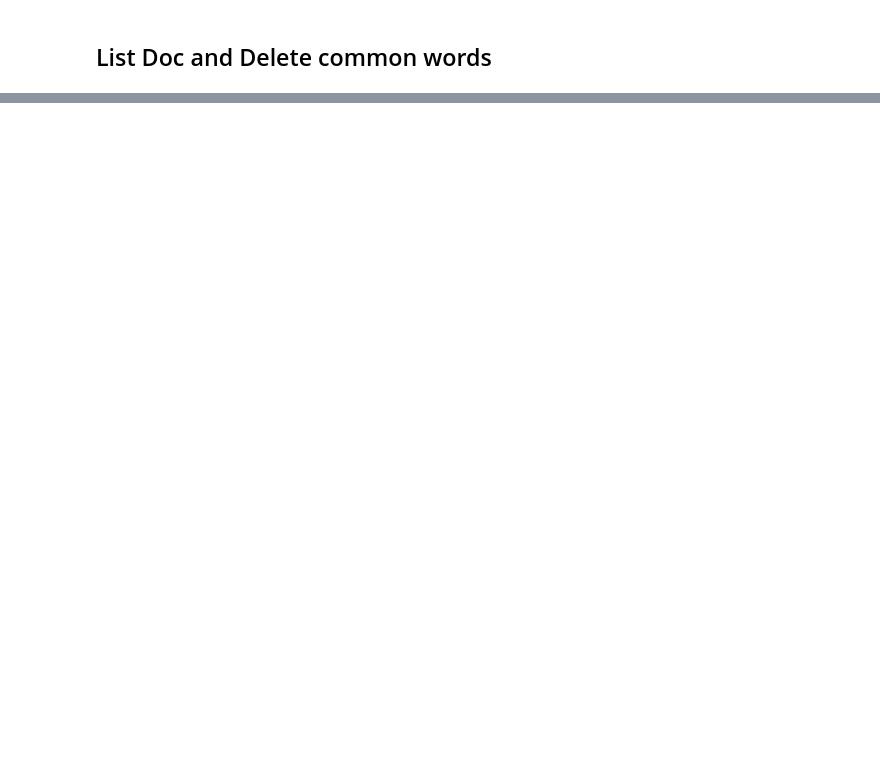
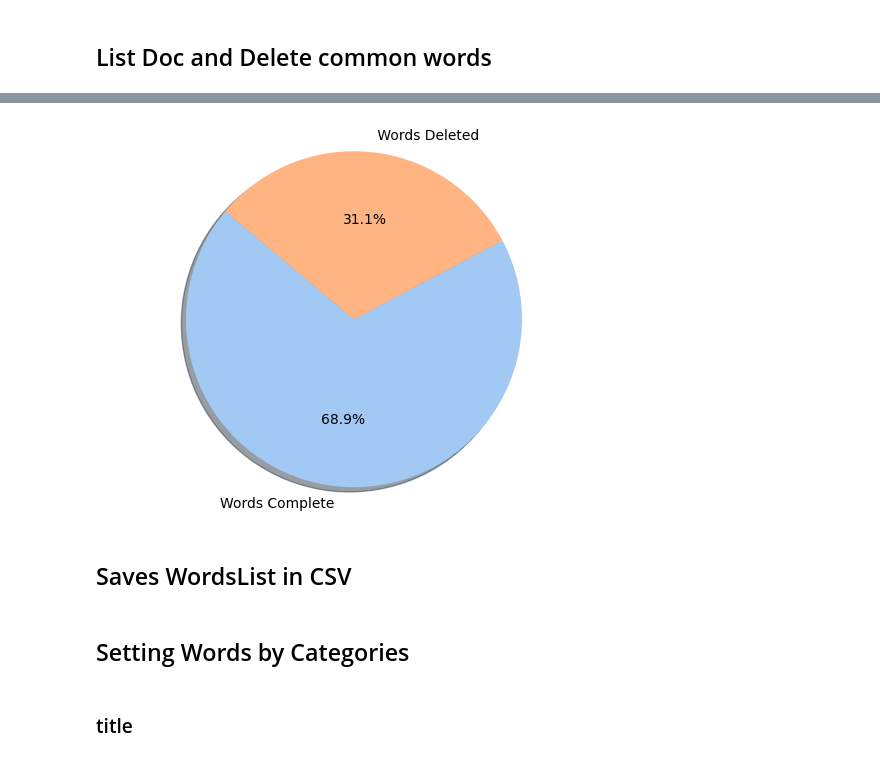
Before and after one commit to kpzaolod6000/CURSOS_2023_II, a Jupyter notebook: pfc3/include/PreprocesingDataByCategories.ipynb, the cells around one changed output, grey strips where cells are left out. Drawn from its saved outputs; the diff is of its cells as text; code cells hidden in the pictures; blank space fills up the shorter version.

```diff
--- a/pfc3/include/PreprocesingDataByCategories.ipynb
+++ b/pfc3/include/PreprocesingDataByCategories.ipynb
@@ -473,0 +491,2 @@ docListByCategories[9]
+# %%
+selectedTitleWord_grouped_df, selectedKeywordWord_grouped_df = setNewWordsByCategories(relevantWordByCategories_t,relevantWordByCategories_k)
@@ -473,0 +499,2 @@ docListByCategories[9]
+# %%
+newgrouped_df = grouped_df.copy()
@@ -473,0 +510,3 @@ docListByCategories[9]
+# %%
+newgrouped_df['titleRelevantLem'] = [' '.join(words) for words in selectedTitleWord_grouped_df]
+newgrouped_df['keywordRelevantLem'] = [' '.join(words) for words in selectedKeywordWord_grouped_df]
@@ -473,0 +536,7 @@ docListByCategories[9]
+# %%
+cont = 0
+for item1, item2 in zip(newgrouped_df['titleCleanedLem'], newgrouped_df['titleRelevantLem']):
+    if len(item1) != len(item2):
+        print("Title Cleaned: ", item1.split())
+        print("Title Relevant: ", item2.split())
+        cont+=1
@@ -473,0 +561,21 @@ docListByCategories[9]
+# %%
+import matplotlib.pyplot as plt
+import seaborn as sns
+
+# Datos para el diagrama circular
+labels = 'Words Complete',' Words Deleted'
+sizes = [len(newgrouped_df)-cont, cont]  # Porcentajes
+
+# Selecciona una paleta de colores armoniosos de seaborn
+colors = sns.color_palette("pastel")
+
+# Crea el diagrama circular
+plt.pie(sizes, labels=labels, colors=colors, autopct='%1.1f%%', shadow=True, startangle=140)
+plt.axis('equal')
+
+# Muestra el diagrama circular
+plt.show()
+# %% [output]
+[figure, added]
+# %% [markdown]
+## Saves WordsList in CSV
@@ -473,0 +585,2 @@ docListByCategories[9]
+# %% [markdown]
+## Setting Words by Categories
@@ -473,0 +600,2 @@ docListByCategories[9]
+# %% [markdown]
+### title
```
Also changed, not shown: parts of 37 cells of this notebook, 34 other files.
